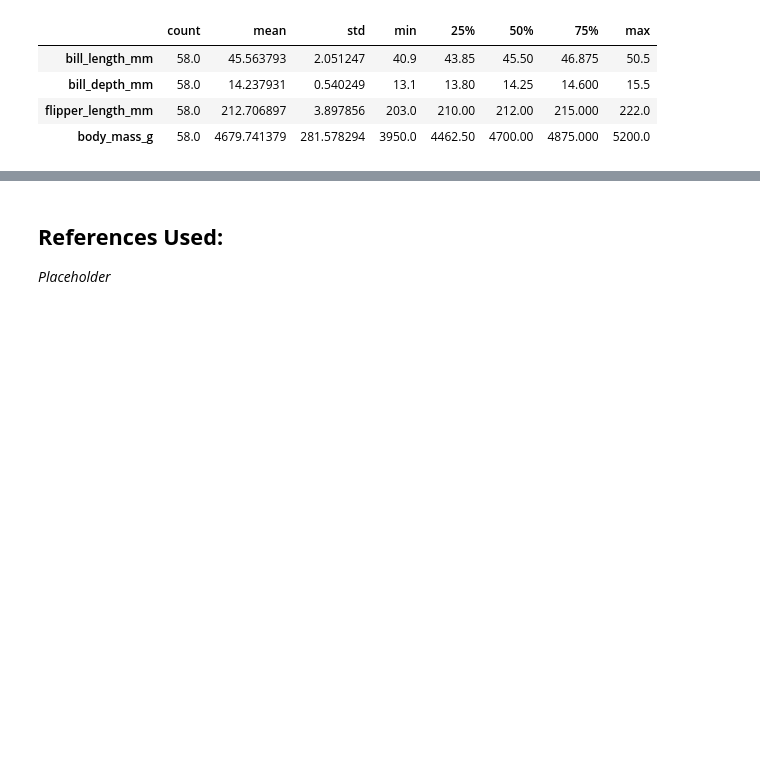
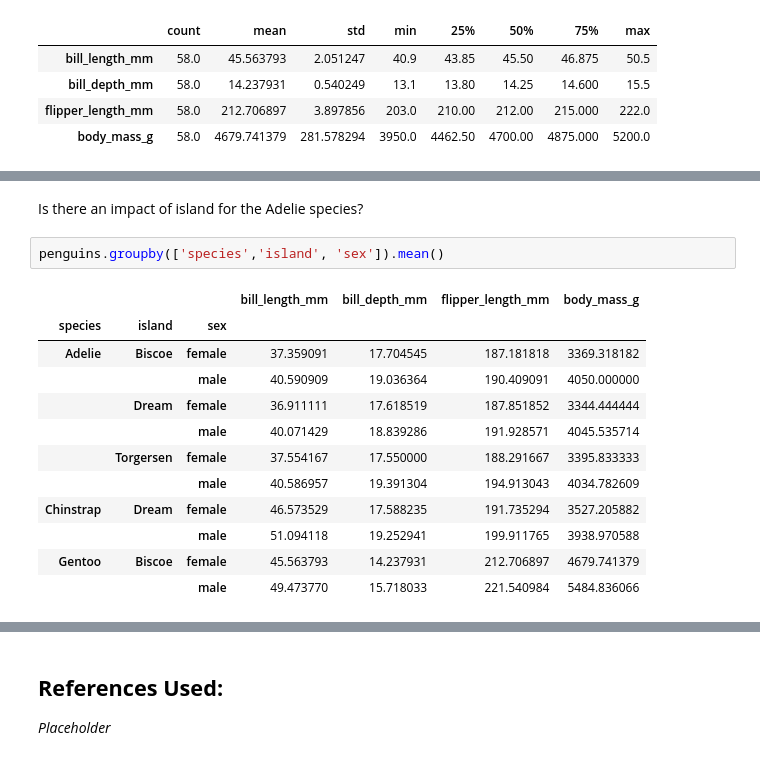
Before and after one commit to ssteffens/programming-data-analysis-project, a Jupyter notebook: project.ipynb, the cells around one changed output, grey strips where cells are left out. Drawn from its saved outputs; the diff is of its cells as text; blank space fills up the shorter version.

Commit message:
Update document structure and table of contents

```diff
--- a/project.ipynb
+++ b/project.ipynb
@@ -465,0 +535,17 @@ female_gentoo.describe().transpose()
+# %% [markdown]
+Is there an impact of island for the Adelie species?
+# %%
+penguins.groupby(['species','island', 'sex']).mean()
+# %% [output]
+|  |  |  | bill_length_mm | bill_depth_mm | flipper_length_mm | body_mass_g |
+| species | island | sex |  |  |  |  |
+| Adelie | Biscoe | female | 37.359091 | 17.704545 | 187.181818 | 3369.318182 |
+|  |  | male | 40.590909 | 19.036364 | 190.409091 | 4050.000000 |
+|  | Dream | female | 36.911111 | 17.618519 | 187.851852 | 3344.444444 |
+|  |  | male | 40.071429 | 18.839286 | 191.928571 | 4045.535714 |
+|  | Torgersen | female | 37.554167 | 17.550000 | 188.291667 | 3395.833333 |
+|  |  | male | 40.586957 | 19.391304 | 194.913043 | 4034.782609 |
+| Chinstrap | Dream | female | 46.573529 | 17.588235 | 191.735294 | 3527.205882 |
+|  |  | male | 51.094118 | 19.252941 | 199.911765 | 3938.970588 |
+| Gentoo | Biscoe | female | 45.563793 | 14.237931 | 212.706897 | 4679.741379 |
+|  |  | male | 49.473770 | 15.718033 | 221.540984 | 5484.836066 |
```
Also changed, not shown: parts of 20 cells of this notebook.
